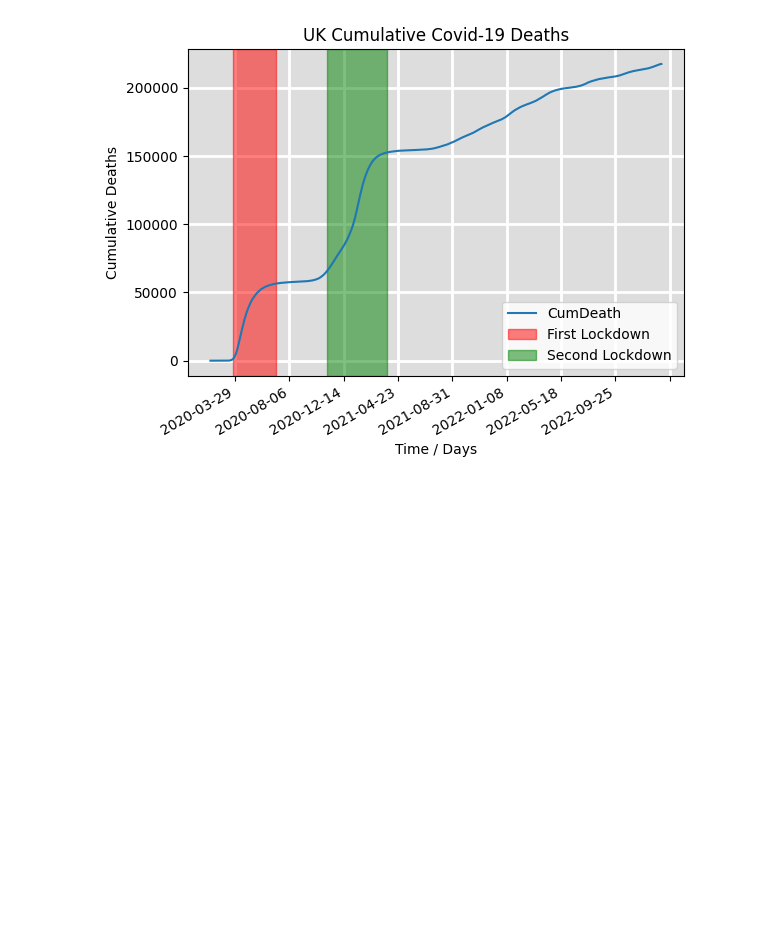
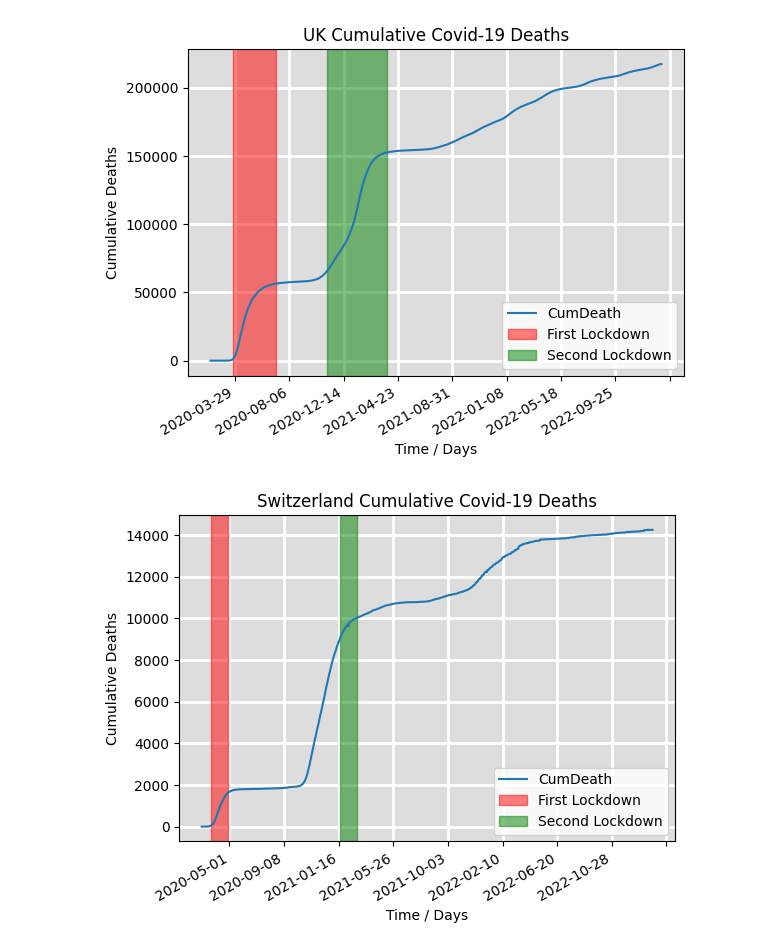
Before and after one commit to zenodea/MCMC_parameter_estimation, a Jupyter notebook: Data Analysis/real_data_analysis.ipynb, the cells around one changed output. Saved outputs shown, nothing was run; the diff lists cells and outputs as text; code cells hidden in the pictures; blank space fills up the shorter version.

```diff
--- a/Data Analysis/real_data_analysis.ipynb
+++ b/Data Analysis/real_data_analysis.ipynb
@@ -11,6 +14,8 @@ first_lockdown = {
     'Spain' :['2020-03-14','2020-05-09'],
     'Germany' :['2020-03-16','2020-05-30'],
     'UK' :['2020-03-23','2020-07-04'],
+    'Switzerland' : ['2020-03-17', '2020-04-27'],
+    'Netherlands' : ['2020-03-15', '2020-04-06']
 }
 second_lockdown = {
     'France':['2020-10-30','2020-12-15'],
@@ -18,6 +23,8 @@ second_lockdown = {
     'Spain' :['2020-03-03','2020-03-03'],
     'Germany' :['2020-11-02','2021-03-01'],
     'UK' :['2020-11-05','2021-03-28'],
+    'Switzerland' : ['2021-01-18', '2021-03-01'],
+    'Netherlands' : ['2020-12-15', '2021-06-05']
 }
 
 first_border_closure = {
@@ -26,33 +33,36 @@ first_border_closure = {
     'Spain' :['2020-03-03','2020-03-03'],
     'Germany' :['2020-11-02','2021-03-01'],
     'UK' :['2020-11-05','2021-03-28'],
+    'Switzerland' : ['', ''],
+    'Netherlands' : ['', '']
 }
 # %%
-country_names = ['France','Germany','Italy','Spain','UK']
+country_names = ['France','Germany','Italy','Spain','UK','Switzerland','Netherlands']
 nameOfFiles = "../processed_data/cumDeath"
 
 for x in country_names:
     fLock = first_lockdown[x]
     sLock = second_lockdown[x]
     t = np.linspace(0, 600, 600)
     currName = nameOfFiles + x +'.csv'
     df = pd.read_csv(currName)
     deaths = df["cumDeath"].tolist()
     fig = plt.figure(facecolor='w')
     ax = fig.add_subplot(111, facecolor='#dddddd', axisbelow=True, label="Deaths")
     ax.plot(df['date'], deaths)
     plt.gca().xaxis.set_major_locator(mdates.DayLocator(interval=130))
     plt.gcf().autofmt_xdate()
     plt.title(x + " Cumulative Covid-19 Deaths")
     plt.xlabel("Time / Days")
     plt.ylabel("Cumulative Deaths")
     plt.axvspan(fLock[0],fLock[1], color='red', alpha=0.5)
     plt.axvspan(sLock[0],sLock[1], color='green', alpha=0.5)
     ax.legend(['CumDeath','First Lockdown','Second Lockdown'])
     ax.grid(b=True, which='major', c='w', lw=2, ls='-')
 # %% [output]
 [figure]
 [figure]
 [figure]
 [figure]
 [figure]
+[figure, added]
```
Also changed, not shown: parts of 2 cells of this notebook, 2 other files.
